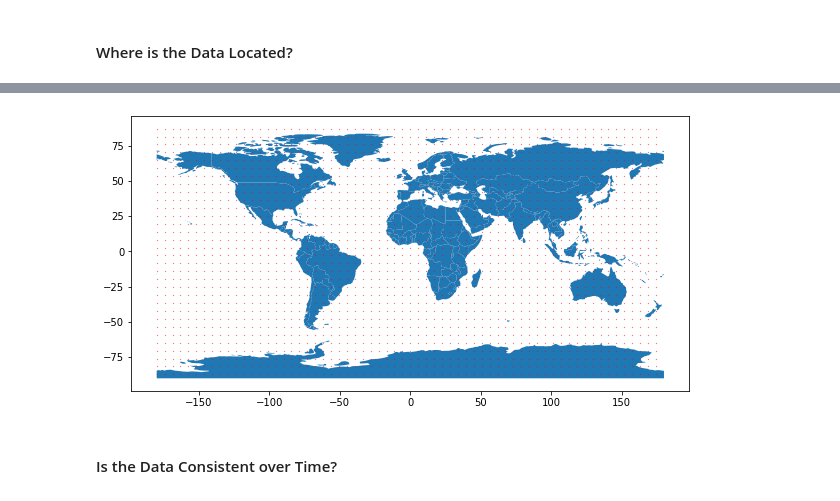
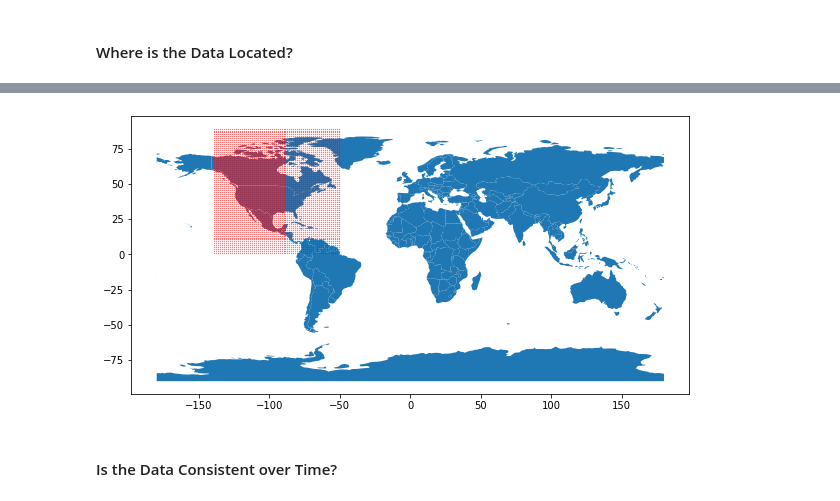
Before and after one commit to bgroenks96/generative-downscaling, a Jupyter notebook: src/data/explore.ipynb, the cells around one changed output, grey strips where cells are left out. Drawn from its saved outputs; the diff is of its cells as text; code cells hidden in the pictures.

Commit message:
expanded data to 64x64

```diff
--- a/src/data/explore.ipynb
+++ b/src/data/explore.ipynb
@@ -15,6 +15,6 @@ pwd   # should be top-level, i.e. ~/*/generative-downscaling/
 # %%
-temp_1 = xr.open_dataset("./data/raw/1406/2m_temperature_1991_1.40625deg.nc")
-temp_5 = xr.open_dataset("./data/raw/5625/2m_temperature_1991_5.625deg.nc")
+temp_1 = xr.open_dataset("./data/raw/temp/1406/2m_temperature_1991_1.40625deg.nc")
+temp_5 = xr.open_dataset("./data/raw/temp/5625/2m_temperature_1991_5.625deg.nc")
 # %% [markdown]
 #### Basic XArray
 # %%
@@ -87,0 +88,6 @@ plot_coords(daily.to_dataframe())
+# %%
+EPSILON = .0001
+NA_LAT = (0, 82+13+EPSILON)  # epsilon to avoid non-inclusive right
+NA_LON = (-140+180, -50+180+EPSILON)  # epsilon to avoid non-inclusive right
+
+daily_na = daily.sel(lat=slice(*NA_LAT), lon=slice(*NA_LON))
@@ -88,7 +108,7 @@ plot_coords(daily.to_dataframe())
 # %%
-plot_coords(daily_5.to_dataframe())
+plot_coords(daily_na.to_dataframe())
 # %% [output]
-[figure, old version]
+[figure, new version]
 # %% [markdown]
 #### Is the Data Consistent over Time?
 # %%
```
Also changed, not shown: parts of 3 cells of this notebook, 1 other file.
